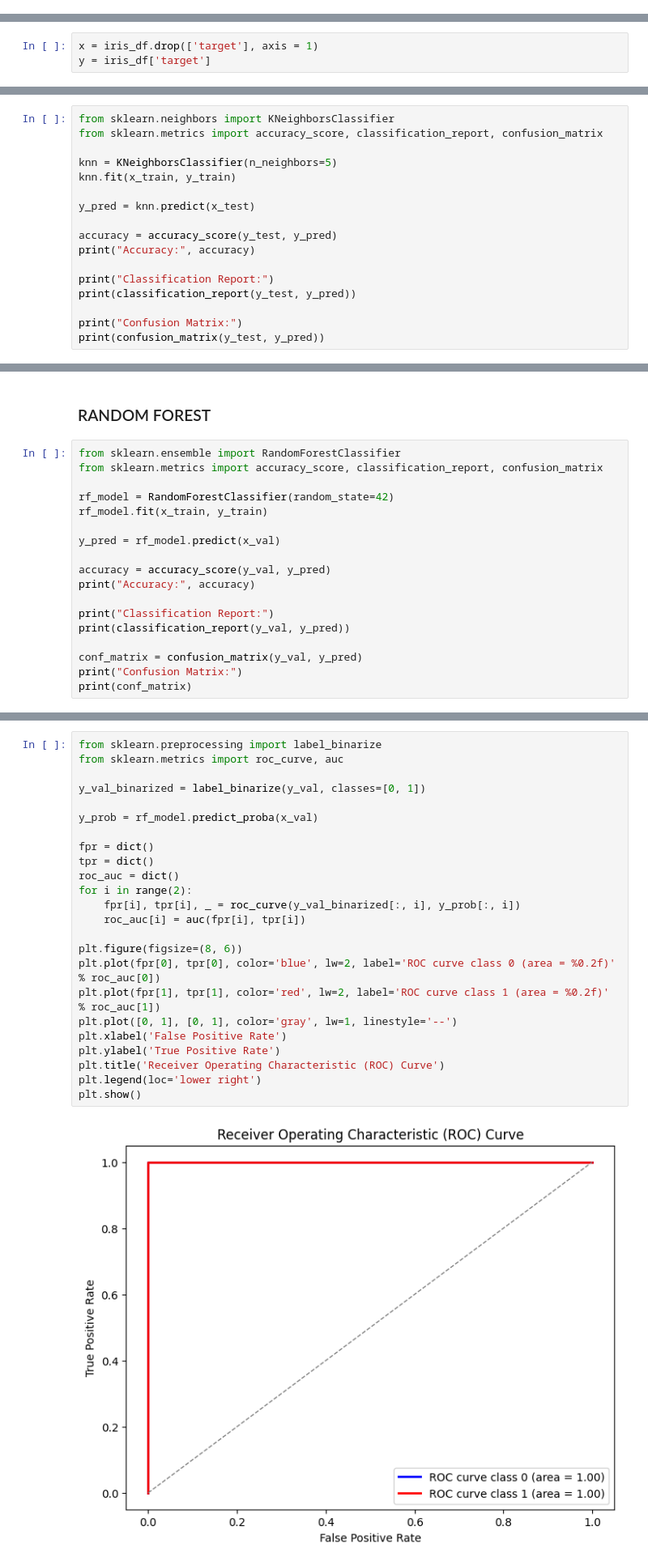
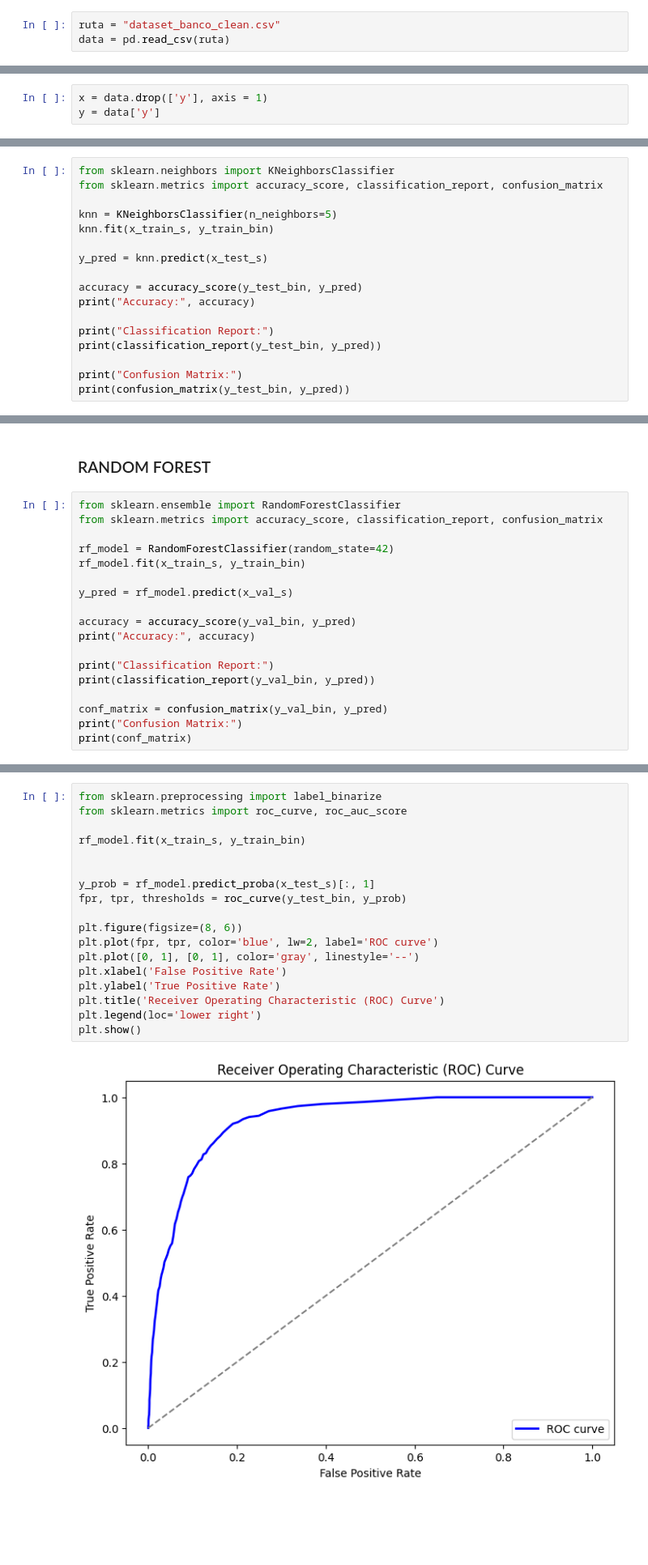
Before and after one commit to nachoreyesv/EDEM_MDA2324, a Jupyter notebook: Alumnos/ES/NACHO_REYES/MACHINE_LEARNING/CLASIFICACION/03_Classificacion.ipynb, the cells around one changed output, grey strips where cells are left out. Shown: that part at 81% size. Cells and saved outputs as stored; diff of their text form; blank space fills up the shorter version.

```diff
--- a/Alumnos/ES/NACHO_REYES/MACHINE_LEARNING/CLASIFICACION/03_Classificacion.ipynb
+++ b/Alumnos/ES/NACHO_REYES/MACHINE_LEARNING/CLASIFICACION/03_Classificacion.ipynb
@@ -40,0 +12,3 @@ iris_df.head()
+# %%
+ruta = "dataset_banco_clean.csv"
+data = pd.read_csv(ruta)
@@ -57,8 +42,8 @@ Generar un model de clasificación capaz de predecir la clase de flor en funció
 # %% [markdown]
 ## CREAMOS LAS PARTICIONES
 # %%
-x = iris_df.drop(['target'], axis = 1)
-y = iris_df['target']
+x = data.drop(['y'], axis = 1)
+y = data['y']
 # %%
 from sklearn.model_selection import train_test_split
 
@@ -146,16 +152,16 @@ from sklearn.neighbors import KNeighborsClassifier
 from sklearn.metrics import accuracy_score, classification_report, confusion_matrix
 
 knn = KNeighborsClassifier(n_neighbors=5)
-knn.fit(x_train, y_train)
+knn.fit(x_train_s, y_train_bin)
 
-y_pred = knn.predict(x_test)
+y_pred = knn.predict(x_test_s)
 
-accuracy = accuracy_score(y_test, y_pred)
+accuracy = accuracy_score(y_test_bin, y_pred)
 print("Accuracy:", accuracy)
 
 print("Classification Report:")
-print(classification_report(y_test, y_pred))
+print(classification_report(y_test_bin, y_pred))
 
 print("Confusion Matrix:")
-print(confusion_matrix(y_test, y_pred))
+print(confusion_matrix(y_test_bin, y_pred))
 # %% [output]
@@ -182,17 +186,17 @@ from sklearn.ensemble import RandomForestClassifier
 from sklearn.metrics import accuracy_score, classification_report, confusion_matrix
 
 rf_model = RandomForestClassifier(random_state=42)
-rf_model.fit(x_train, y_train)
+rf_model.fit(x_train_s, y_train_bin)
 
-y_pred = rf_model.predict(x_val)
+y_pred = rf_model.predict(x_val_s)
 
-accuracy = accuracy_score(y_val, y_pred)
+accuracy = accuracy_score(y_val_bin, y_pred)
 print("Accuracy:", accuracy)
 
 print("Classification Report:")
-print(classification_report(y_val, y_pred))
+print(classification_report(y_val_bin, y_pred))
 
-conf_matrix = confusion_matrix(y_val, y_pred)
+conf_matrix = confusion_matrix(y_val_bin, y_pred)
 print("Confusion Matrix:")
 print(conf_matrix)
 # %% [output]
@@ -215,29 +217,23 @@ Confusion Matrix:
 # %%
 from sklearn.preprocessing import label_binarize
-from sklearn.metrics import roc_curve, auc
+from sklearn.metrics import roc_curve, roc_auc_score
 
-y_val_binarized = label_binarize(y_val, classes=[0, 1])
+rf_model.fit(x_train_s, y_train_bin)
 
-y_prob = rf_model.predict_proba(x_val)
 
-fpr = dict()
-tpr = dict()
-roc_auc = dict()
-for i in range(2):
-    fpr[i], tpr[i], _ = roc_curve(y_val_binarized[:, i], y_prob[:, i])
-    roc_auc[i] = auc(fpr[i], tpr[i])
+y_prob = rf_model.predict_proba(x_test_s)[:, 1]
+fpr, tpr, thresholds = roc_curve(y_test_bin, y_prob)
 
 plt.figure(figsize=(8, 6))
-plt.plot(fpr[0], tpr[0], color='blue', lw=2, label='ROC curve class 0 (area = %0.2f)' % roc_auc[0])
-plt.plot(fpr[1], tpr[1], color='red', lw=2, label='ROC curve class 1 (area = %0.2f)' % roc_auc[1])
-plt.plot([0, 1], [0, 1], color='gray', lw=1, linestyle='--')
+plt.plot(fpr, tpr, color='blue', lw=2, label='ROC curve')
+plt.plot([0, 1], [0, 1], color='gray', linestyle='--')
 plt.xlabel('False Positive Rate')
 plt.ylabel('True Positive Rate')
 plt.title('Receiver Operating Characteristic (ROC) Curve')
 plt.legend(loc='lower right')
 plt.show()
 # %% [output]
-[figure, old version]
+[figure, new version]
 # %%
 from sklearn.metrics import roc_auc_score
 
```
Also changed, not shown: parts of 25 cells of this notebook.
